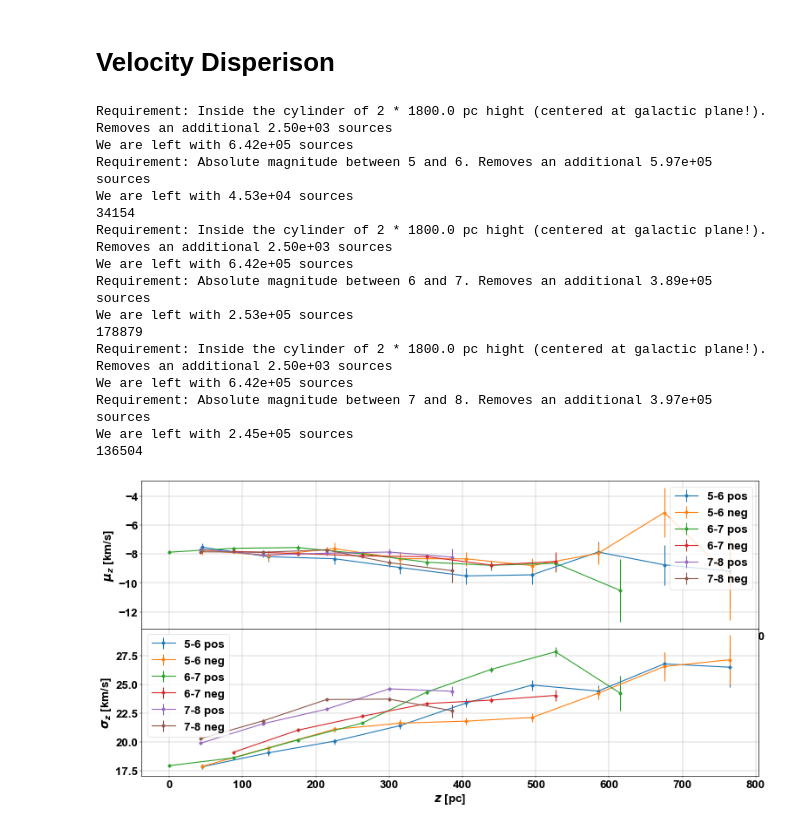
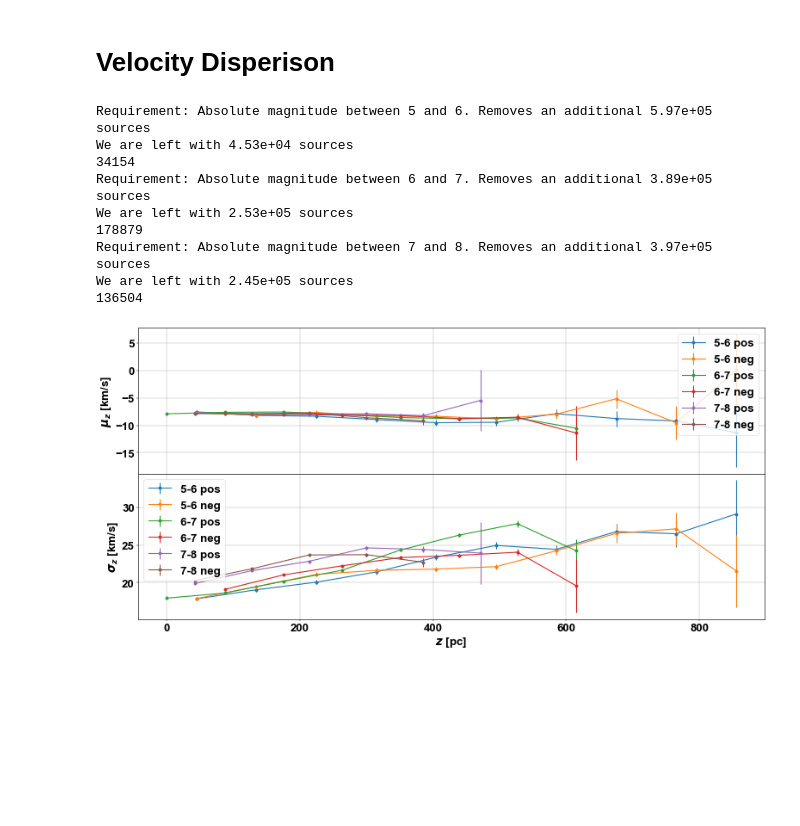
Before and after one commit to rubba0220/Bachelorarbeit, a Jupyter notebook: GaiaDR3_Data ohne prefilter.ipynb, the cells around one changed output. Cells and saved outputs as stored; diff of their text form; code cells hidden in the pictures; blank space fills up the shorter version.

```diff
--- a/GaiaDR3_Data ohne prefilter.ipynb
+++ b/GaiaDR3_Data ohne prefilter.ipynb
@@ -59,23 +74,11 @@ We are left with 6.45e+05 sources
 def filtration(am_min = 5.0, am_max = 8.0):
 # make this smaller for better volume completeness (default 8.0)
 
-    # # Cylinder with radius r_cyl #obsolete
-    # r_cyl = 200. # pc # parallax > cos(lat)*5
-    # mask = dist_pc * np.cos(tab["b"]*deg2rad) < r_cyl # 200 pc cylinder
-    # print("Requirement: Inside the cylinder of {} pc radius. Removes {:.2e} of {:.2e} sources".format(r_cyl, np.nansum(~mask), mask.size))
-    # print("We are left with {:.2e} sources".format(np.nansum(mask)))
-
-    # Cylinder symmetrical around galactic plane
-    height = 1800. # pc
-    mask1 = (dist_pc[mask0]*np.sin(tab["b"][mask0]*deg2rad)<height-14.5) & (dist_pc[mask0]*np.sin(tab["b"][mask0]*deg2rad)>-height-14.5)
-    print("Requirement: Inside the cylinder of 2 * {} pc hight (centered at galactic plane!). Removes an additional {:.2e} sources".format(height, np.nansum(~mask1)))
-    print("We are left with {:.2e} sources".format(np.nansum(mask1)))
-
     # Absolute magnitude limits
-    mask2 = (absolute_magnitude[mask0]>=am_min) & (absolute_magnitude[mask0]<=am_max)
-    print("Requirement: Absolute magnitude between {} and {}. Removes an additional {:.2e} sources".format(am_min, am_max, np.nansum(~mask2&mask1)))
-    print("We are left with {:.2e} sources".format(np.nansum(mask1&mask2)))
-    tab_filtered = tab[mask0][mask1&mask2]
+    mask2 = (absolute_magnitude[mask0&mask1]>=am_min) & (absolute_magnitude[mask0&mask1]<=am_max)
+    print("Requirement: Absolute magnitude between {} and {}. Removes an additional {:.2e} sources".format(am_min, am_max, np.nansum(~mask2)))
+    print("We are left with {:.2e} sources".format(np.nansum(mask2)))
+    tab_filtered = tab[mask0&mask1][mask2]
 
     return tab_filtered
 # %%
@@ -255,7 +258,7 @@ def vel_disp(am_min, am_max, n_bins):
     evz_stds = np.array([])
     for i in range(len(bins)-1):
         mask = (z_np >= bins[i]) & (z_np < bins[i+1])
-        if sum(mask) >= 70:
+        if sum(mask) >= 10:
             vz_means = np.append(vz_means, np.mean(vz[mask]))
             vz_stds = np.append(vz_stds, np.std(vz[mask], ddof=1))
             evz_means = np.append(evz_means, np.std(vz[mask], ddof=1)/np.sqrt(np.sum(mask)))
@@ -274,37 +277,31 @@ def vel_disp(am_min, am_max, n_bins):
 fig, ax = plt.subplots(2,1, figsize=(20,10))
 for am, n_bin in zip([[5,6], [6,7], [7,8]], [40, 41, 42]):
     vz_means, vz_stds, evz_means, evz_stds, z= vel_disp(am[0], am[1], n_bin)
     pos = np.where(z>=0)
     neg = np.where(z<0)
     ax[0].errorbar(z[pos], vz_means[pos], yerr=evz_means[pos], marker='o',label=f"{am[0]}-{am[1]} pos")
     ax[0].errorbar(abs(z[neg]), vz_means[neg], yerr=evz_means[neg], marker='o',label=f"{am[0]}-{am[1]} neg")
     ax[1].errorbar(z[pos], vz_stds[pos], yerr=evz_stds[pos], marker='o', label=f"{am[0]}-{am[1]} pos")
     ax[1].errorbar(abs(z[neg]), vz_stds[neg], yerr=evz_stds[neg], marker='o', label=f"{am[0]}-{am[1]} neg")
 ax[0].set_xlabel(r"$z$ [pc]")
 ax[0].set_ylabel(r"$\mu_z$ [km/s]")
 ax[0].grid()
 ax[0].legend()
 ax[1].set_xlabel(r"$z$ [pc]")
 ax[1].set_ylabel(r"$\sigma_z$ [km/s]")
 ax[1].grid()
 ax[1].legend()
 plt.tight_layout()
 fig.subplots_adjust(hspace=0.0)
 fig.set_dpi(40)
 # %% [output]
-Requirement: Inside the cylinder of 2 * 1800.0 pc hight (centered at galactic plane!). Removes an additional 2.50e+03 sources
-We are left with 6.42e+05 sources
 Requirement: Absolute magnitude between 5 and 6. Removes an additional 5.97e+05 sources
 We are left with 4.53e+04 sources
 34154
-Requirement: Inside the cylinder of 2 * 1800.0 pc hight (centered at galactic plane!). Removes an additional 2.50e+03 sources
-We are left with 6.42e+05 sources
 Requirement: Absolute magnitude between 6 and 7. Removes an additional 3.89e+05 sources
 We are left with 2.53e+05 sources
 178879
-Requirement: Inside the cylinder of 2 * 1800.0 pc hight (centered at galactic plane!). Removes an additional 2.50e+03 sources
-We are left with 6.42e+05 sources
 Requirement: Absolute magnitude between 7 and 8. Removes an additional 3.97e+05 sources
 We are left with 2.45e+05 sources
 136504
-[figure, old version]
+[figure, new version]
```
Also changed, not shown: parts of 8 cells of this notebook, 25 other files.
